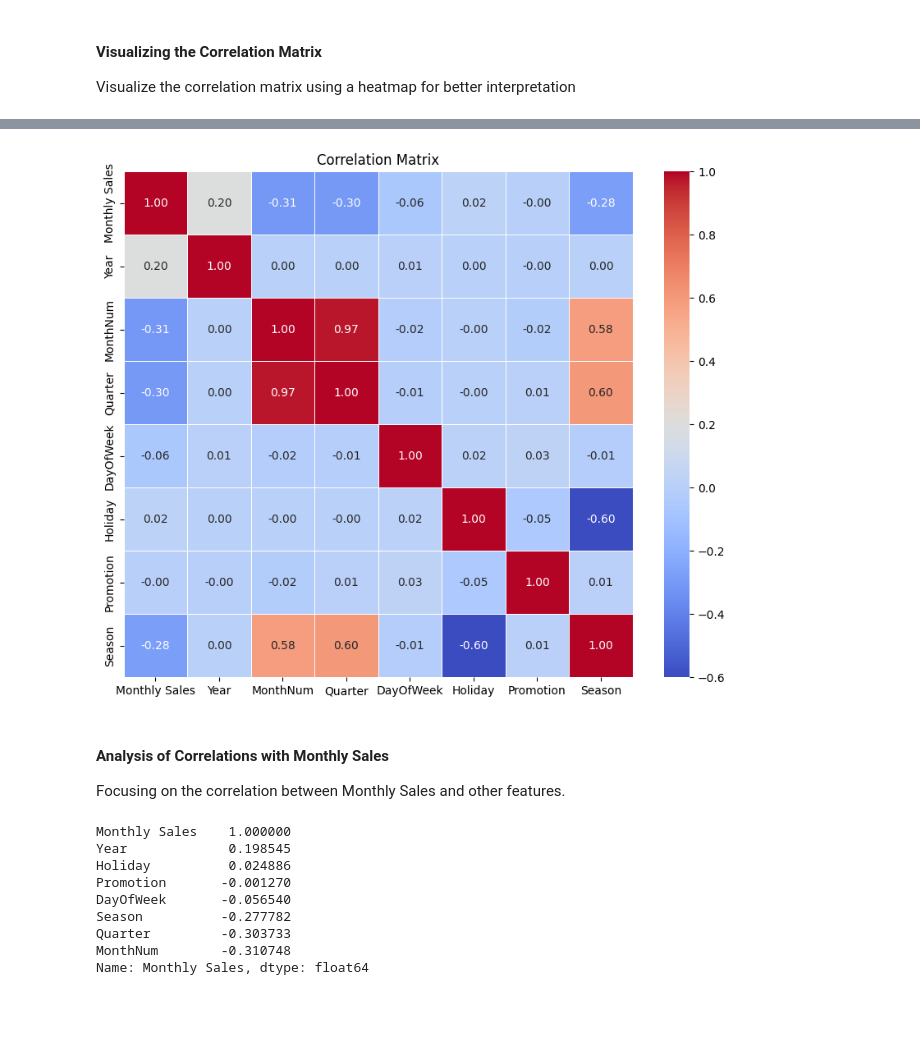
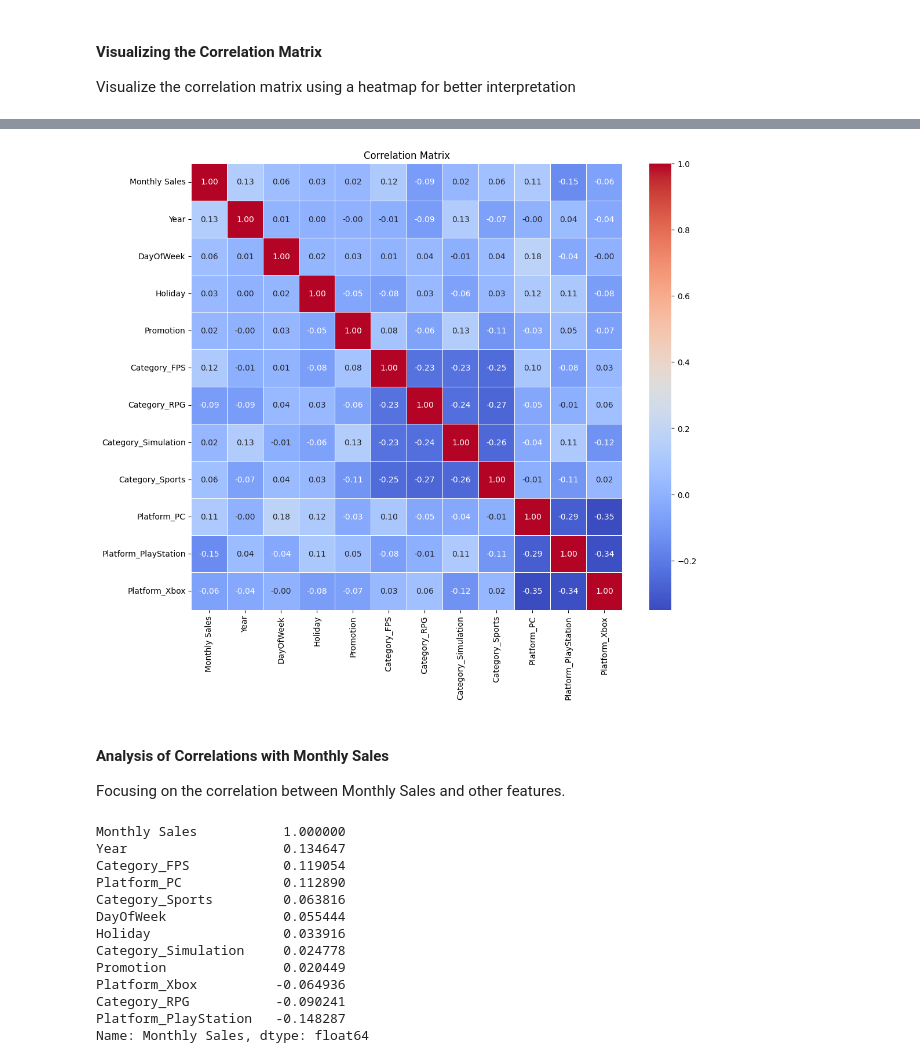
Before and after one commit to timeseriesgp3/project3_timeseries, a Jupyter notebook: forcast_1.ipynb, the cells around one changed output, grey strips where cells are left out. Cells and saved outputs as stored; diff of their text form; code cells hidden in the pictures; blank space fills up the shorter version.

```diff
--- a/forcast_1.ipynb
+++ b/forcast_1.ipynb
@@ -467,6 +409,0 @@ To help analyze sales trends at a more granular level.
-# %%
-# Create a "Year-Month" feature
-df['YearMonth'] = df.index.strftime('%Y-%m')
-
-# Display the first few rows
-df.head()
@@ -484,17 +409,0 @@ Categorizing months into seasons for seasonal trends analysis.
-# %%
-# Define a function to map months to seasons
-def get_season(month):
-    if month in [12, 1, 2]:
-        return 'Winter'
-    elif month in [3, 4, 5]:
-        return 'Spring'
-    elif month in [6, 7, 8]:
-        return 'Summer'
-    elif month in [9, 10, 11]:
-        return 'Fall'
-
-# Create a "Season" feature
-df['Season'] = df['MonthNum'].apply(get_season)
-
-# Display the first few rows
-df.head()
@@ -591,3 +477,20 @@ Season         -0.014461 -6.000000e-01  8.399211e-03  1.000000e+00
 # %% [markdown]
 #### Visualizing the Correlation Matrix
 Visualize the correlation matrix using a heatmap for better interpretation
+# %%
+# Encode categorical features
+df_encoded = df.copy()
+df_encoded['Holiday'] = df_encoded['Holiday'].astype(int)
+df_encoded['Promotion'] = df_encoded['Promotion'].astype(int)
+
+# Select all features (numerical + encoded categorical)
+all_features = df_encoded[['Category', 'Monthly Sales', 'Year', 'DayOfWeek', 'Platform', 'Holiday', 'Promotion']]
+
+# Perform one-hot encoding for categorical features
+all_features = pd.get_dummies(all_features, columns=['Category', 'Platform'], drop_first=True)
+
+# Calculate correlation matrix
+correlation_matrix = all_features.corr()
+
+# Display the correlation matrix
+correlation_matrix
@@ -594,11 +511,11 @@ Visualize the correlation matrix using a heatmap for better interpretation
 # %%
 # Plot correlation heatmap
-plt.figure(figsize=(10, 8))
+plt.figure(figsize=(12, 10))  # Adjust figure size for better readability
 sns.heatmap(correlation_matrix, annot=True, cmap='coolwarm', fmt=".2f", linewidths=0.5)
 plt.title("Correlation Matrix")
 plt.show()
 # %% [output]
-[figure, old version]
+[figure, new version]
 # %% [markdown]
 #### Analysis of Correlations with Monthly Sales
 Focusing on the correlation between Monthly Sales and other features.
@@ -609,14 +526,18 @@ sales_correlation = correlation_matrix['Monthly Sales'].sort_values(ascending=Fa
 # Display correlations
 print(sales_correlation)
 # %% [output]
-Monthly Sales    1.000000
-Year             0.198545
-Holiday          0.024886
-Promotion       -0.001270
-DayOfWeek       -0.056540
-Season          -0.277782
-Quarter         -0.303733
-MonthNum        -0.310748
+Monthly Sales           1.000000
+Year                    0.134647
+Category_FPS            0.119054
+Platform_PC             0.112890
+Category_Sports         0.063816
+DayOfWeek               0.055444
+Holiday                 0.033916
+Category_Simulation     0.024778
+Promotion               0.020449
+Platform_Xbox          -0.064936
+Category_RPG           -0.090241
+Platform_PlayStation   -0.148287
 Name: Monthly Sales, dtype: float64
 # %% [markdown]
 ### Key Insights
```
Also changed, not shown: parts of 41 cells of this notebook.
